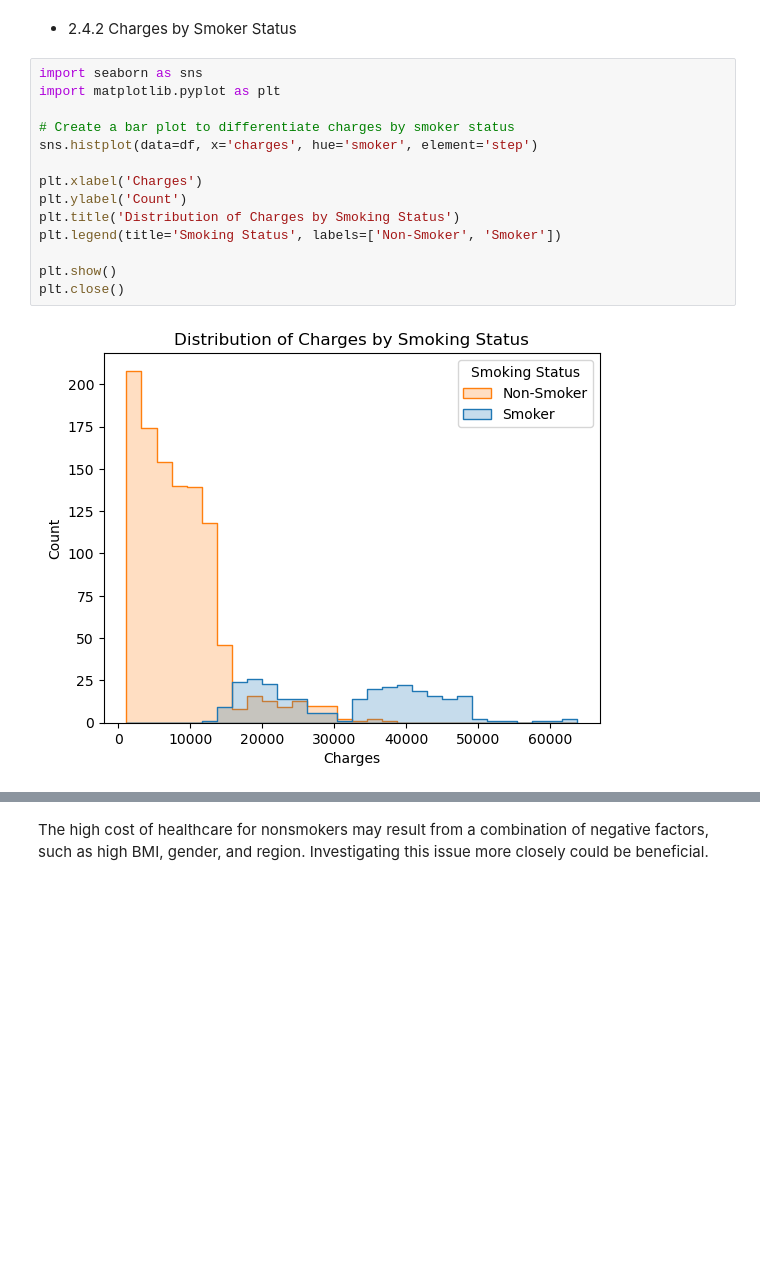
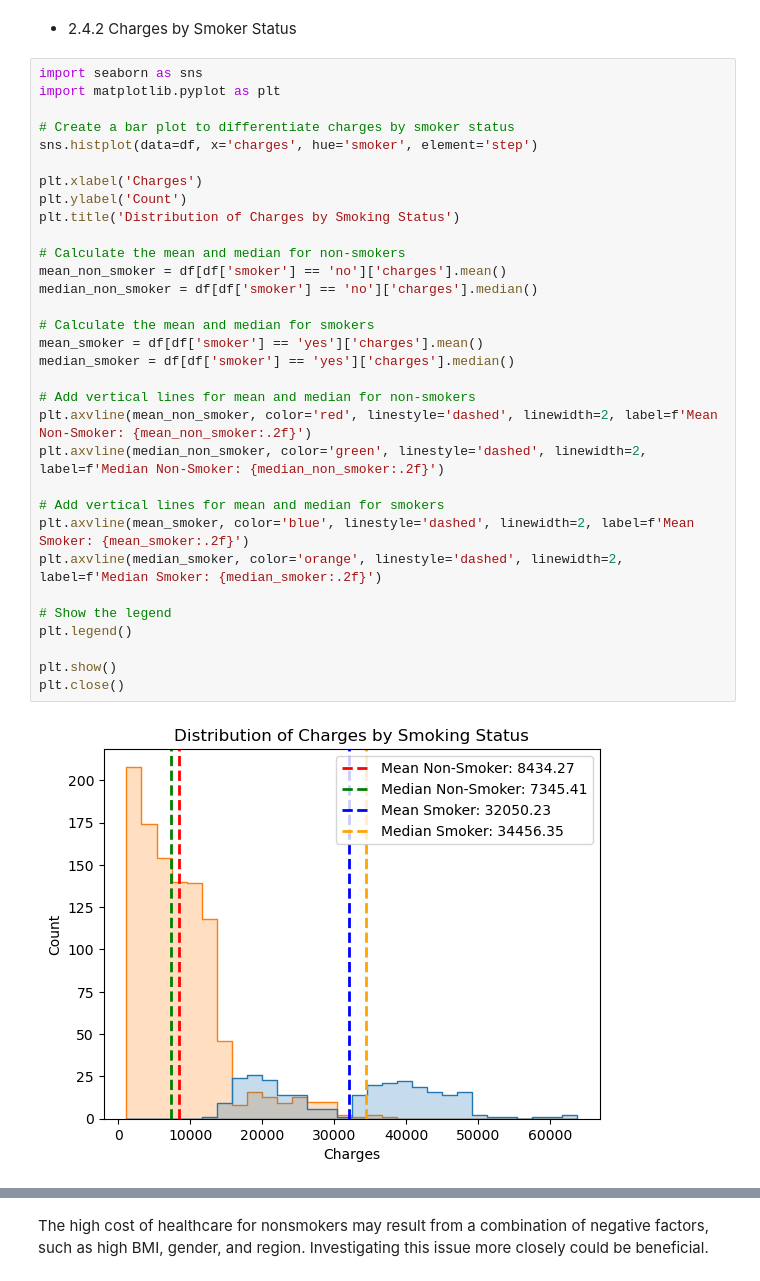
Before and after one commit to GeorgeMiyahara/US_Medical_Insurance_Costs, a Jupyter notebook: project_contribution/us-medical-insurance-costs.ipynb, the cells around one changed output, grey strips where cells are left out. Cells and saved outputs as stored; diff of their text form; blank space fills up the shorter version.

```diff
--- a/project_contribution/us-medical-insurance-costs.ipynb
+++ b/project_contribution/us-medical-insurance-costs.ipynb
@@ -181,20 +181,38 @@ plt.close()
 Although the distribution appears semantical, the visual frequency of 20-year-olds is high.
 # %% [markdown]
   - 2.4.2 Charges by Smoker Status
-# %%
-import seaborn as sns
-import matplotlib.pyplot as plt
-
-# Create a bar plot to differentiate charges by smoker status
-sns.histplot(data=df, x='charges', hue='smoker', element='step')
-
-plt.xlabel('Charges')
-plt.ylabel('Count')
-plt.title('Distribution of Charges by Smoking Status')
-plt.legend(title='Smoking Status', labels=['Non-Smoker', 'Smoker'])
-
-plt.show()
-plt.close()
-# %% [output]
-[figure, removed]
+# %%
+import seaborn as sns
+import matplotlib.pyplot as plt
+
+# Create a bar plot to differentiate charges by smoker status
+sns.histplot(data=df, x='charges', hue='smoker', element='step')
+
+plt.xlabel('Charges')
+plt.ylabel('Count')
+plt.title('Distribution of Charges by Smoking Status')
+
+# Calculate the mean and median for non-smokers
+mean_non_smoker = df[df['smoker'] == 'no']['charges'].mean()
+median_non_smoker = df[df['smoker'] == 'no']['charges'].median()
+
+# Calculate the mean and median for smokers
+mean_smoker = df[df['smoker'] == 'yes']['charges'].mean()
+median_smoker = df[df['smoker'] == 'yes']['charges'].median()
+
+# Add vertical lines for mean and median for non-smokers
+plt.axvline(mean_non_smoker, color='red', linestyle='dashed', linewidth=2, label=f'Mean Non-Smoker: {mean_non_smoker:.2f}')
+plt.axvline(median_non_smoker, color='green', linestyle='dashed', linewidth=2, label=f'Median Non-Smoker: {median_non_smoker:.2f}')
+
+# Add vertical lines for mean and median for smokers
+plt.axvline(mean_smoker, color='blue', linestyle='dashed', linewidth=2, label=f'Mean Smoker: {mean_smoker:.2f}')
+plt.axvline(median_smoker, color='orange', linestyle='dashed', linewidth=2, label=f'Median Smoker: {median_smoker:.2f}')
+
+# Show the legend
+plt.legend()
+
+plt.show()
+plt.close()
+# %% [output]
+[figure, added]
 # %% [markdown]
```
Also changed, not shown: parts of 4 cells of this notebook.
